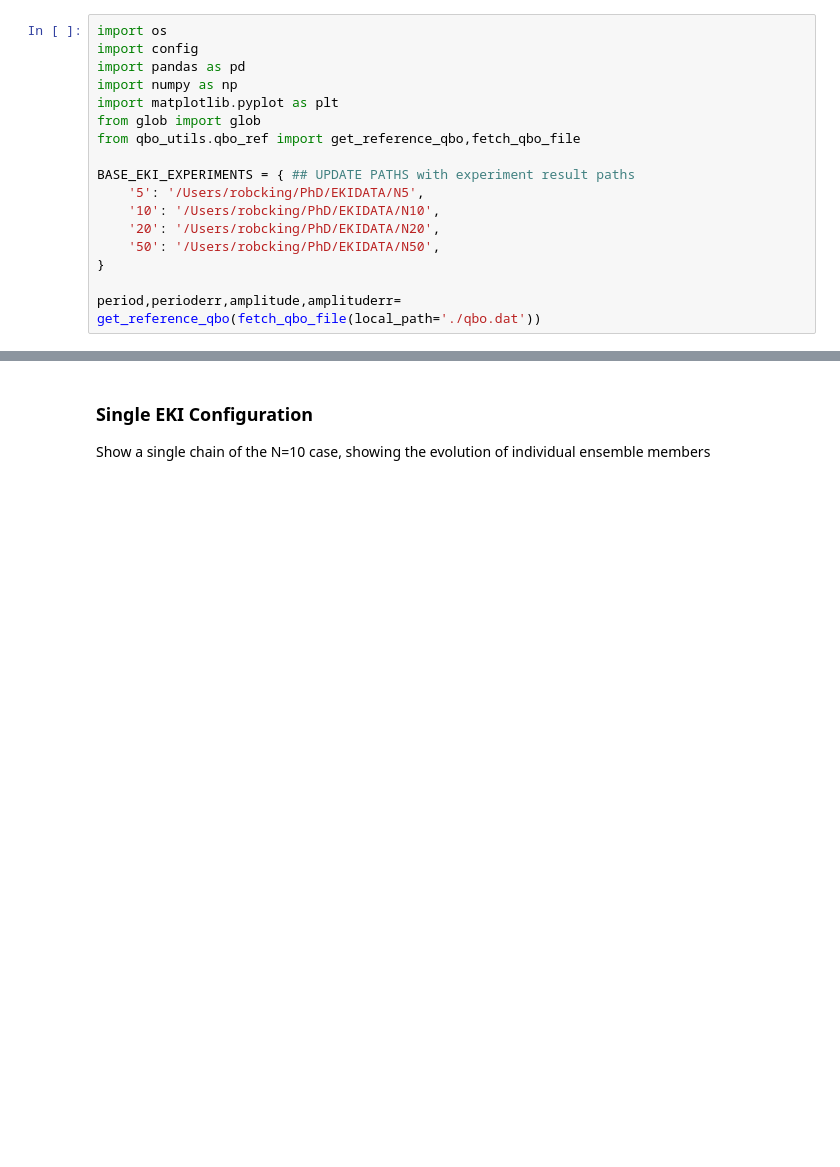
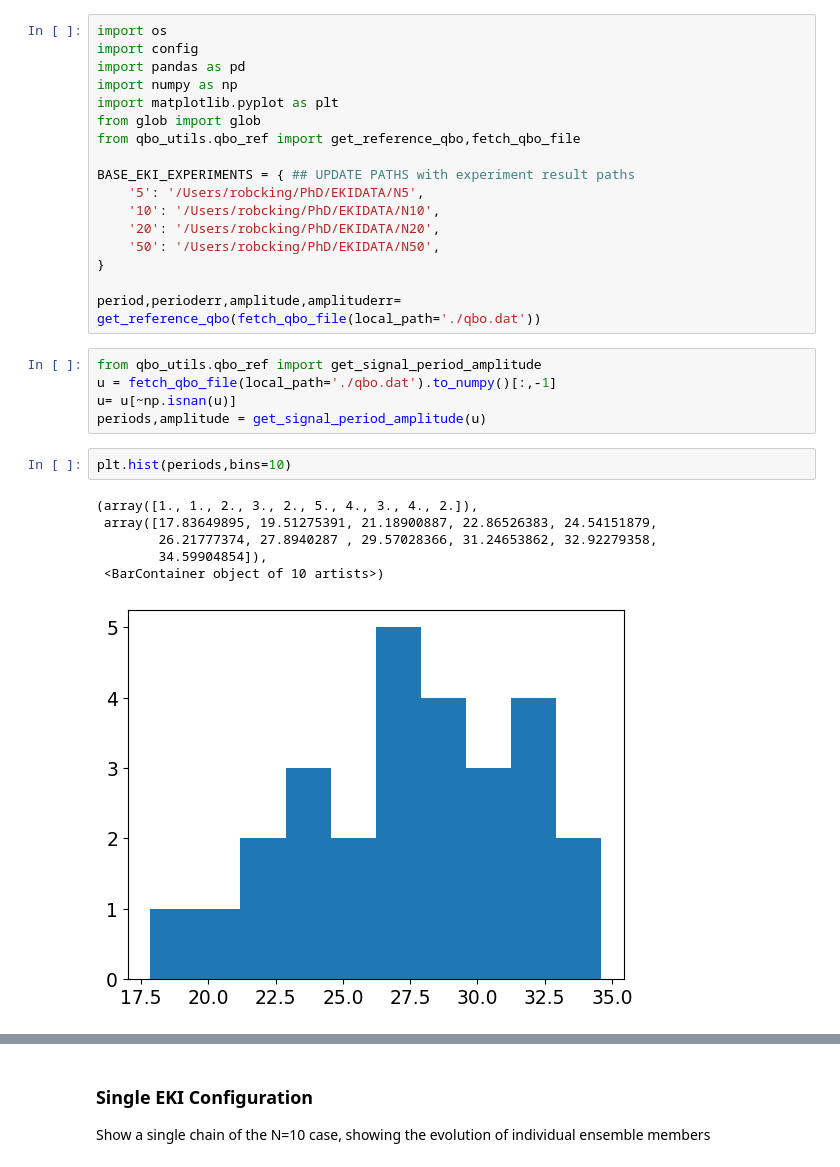
Before and after one commit to Eddy-Stanford/QBO-History-Matching, a Jupyter notebook: notebooks/eki_convergence.ipynb, the cells around one changed output, grey strips where cells are left out. Saved outputs shown, nothing was run; the diff lists cells and outputs as text; blank space fills up the shorter version.

```diff
--- a/notebooks/eki_convergence.ipynb
+++ b/notebooks/eki_convergence.ipynb
@@ -17,3 +17,17 @@ BASE_EKI_EXPERIMENTS = { ## UPDATE PATHS with experiment result paths
 }
 
 period,perioderr,amplitude,amplituderr= get_reference_qbo(fetch_qbo_file(local_path='./qbo.dat'))
+# %%
+from qbo_utils.qbo_ref import get_signal_period_amplitude
+u = fetch_qbo_file(local_path='./qbo.dat').to_numpy()[:,-1]
+u= u[~np.isnan(u)]
+periods,amplitude = get_signal_period_amplitude(u)
+# %%
+plt.hist(periods,bins=10)
+# %% [output]
+(array([1., 1., 2., 3., 2., 5., 4., 3., 4., 2.]),
+ array([17.83649895, 19.51275391, 21.18900887, 22.86526383, 24.54151879,
+        26.21777374, 27.8940287 , 29.57028366, 31.24653862, 32.92279358,
+        34.59904854]),
+ <BarContainer object of 10 artists>)
+[figure, added]
```
Also changed, not shown: parts of 3 cells of this notebook.
